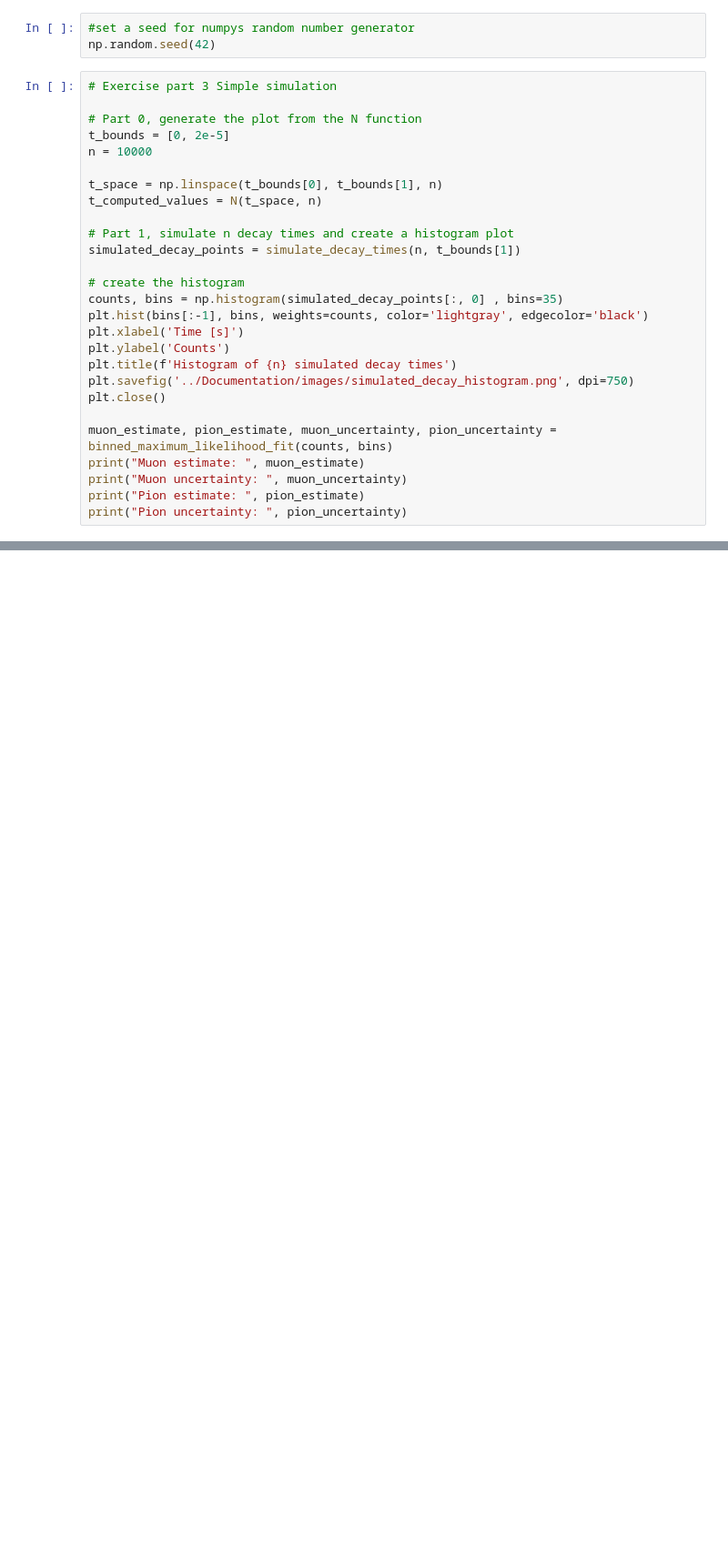
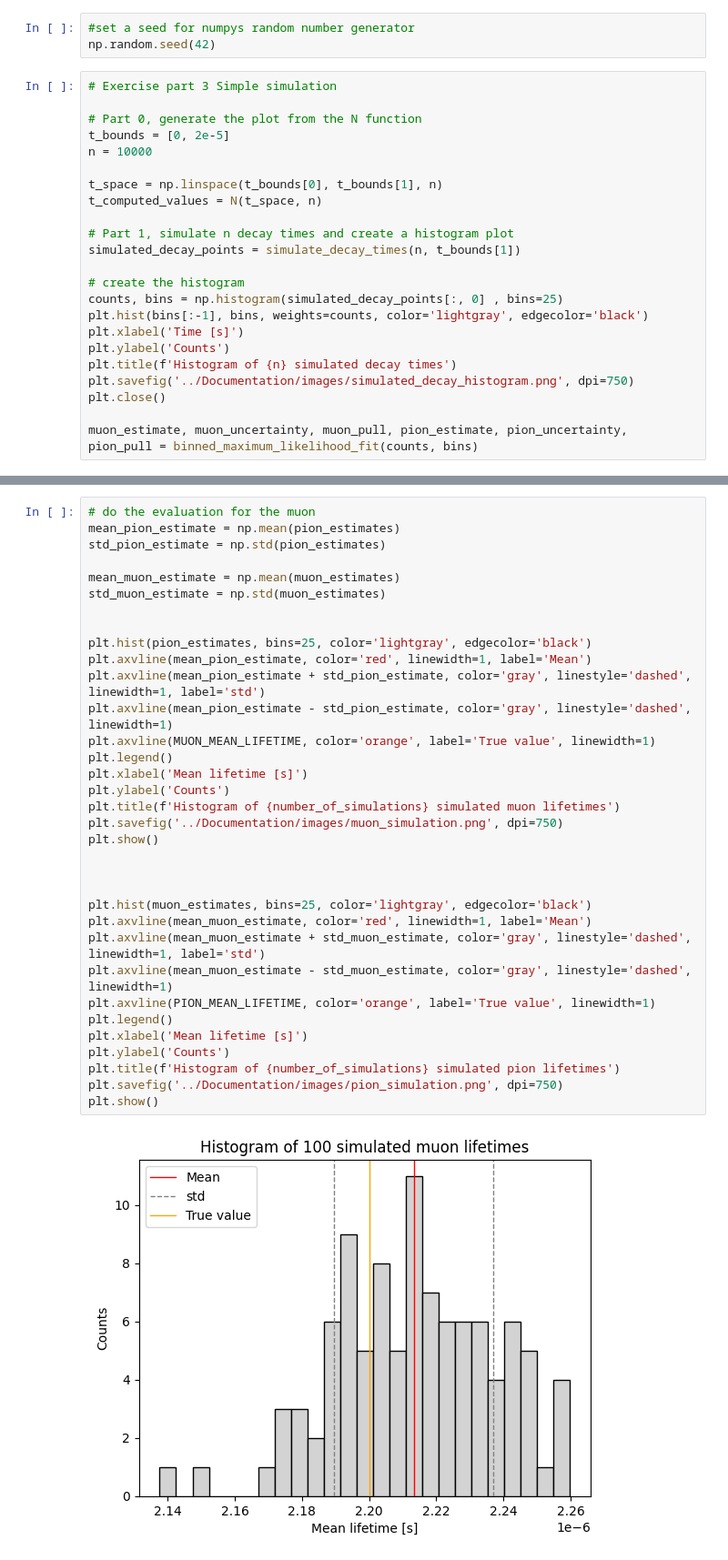
Before and after one commit to kingspoof/PHY241, a Jupyter notebook: Code/main.ipynb, the cells around one changed output, grey strips where cells are left out. Shown at 91% size. Cells and saved outputs as stored; diff of their text form; blank space fills up the shorter version.

Commit message:
Histogram plotting of the estimated values

```diff
--- a/Code/main.ipynb
+++ b/Code/main.ipynb
@@ -25,7 +26,7 @@ t_computed_values = N(t_space, n)
 simulated_decay_points = simulate_decay_times(n, t_bounds[1])
 
 # create the histogram
-counts, bins = np.histogram(simulated_decay_points[:, 0] , bins=35)
+counts, bins = np.histogram(simulated_decay_points[:, 0] , bins=25)
 plt.hist(bins[:-1], bins, weights=counts, color='lightgray', edgecolor='black')
 plt.xlabel('Time [s]')
 plt.ylabel('Counts')
@@ -33,8 +34,4 @@ plt.title(f'Histogram of {n} simulated decay times')
 plt.savefig('../Documentation/images/simulated_decay_histogram.png', dpi=750)
 plt.close()
 
-muon_estimate, pion_estimate, muon_uncertainty, pion_uncertainty = binned_maximum_likelihood_fit(counts, bins)
-print("Muon estimate: ", muon_estimate)
-print("Muon uncertainty: ", muon_uncertainty)
-print("Pion estimate: ", pion_estimate)
-print("Pion uncertainty: ", pion_uncertainty)
+muon_estimate, muon_uncertainty, muon_pull, pion_estimate, pion_uncertainty, pion_pull = binned_maximum_likelihood_fit(counts, bins)
@@ -43,0 +60,36 @@ TypeError: cannot unpack non-iterable NoneType object
+# %%
+# do the evaluation for the muon
+mean_pion_estimate = np.mean(pion_estimates)
+std_pion_estimate = np.std(pion_estimates)
+
+mean_muon_estimate = np.mean(muon_estimates)
+std_muon_estimate = np.std(muon_estimates)
+
+
+plt.hist(pion_estimates, bins=25, color='lightgray', edgecolor='black')
+plt.axvline(mean_pion_estimate, color='red', linewidth=1, label='Mean')
+plt.axvline(mean_pion_estimate + std_pion_estimate, color='gray', linestyle='dashed', linewidth=1, label='std')
+plt.axvline(mean_pion_estimate - std_pion_estimate, color='gray', linestyle='dashed', linewidth=1)
+plt.axvline(MUON_MEAN_LIFETIME, color='orange', label='True value', linewidth=1)
+plt.legend()
+plt.xlabel('Mean lifetime [s]')
+plt.ylabel('Counts')
+plt.title(f'Histogram of {number_of_simulations} simulated muon lifetimes')
+plt.savefig('../Documentation/images/muon_simulation.png', dpi=750)
+plt.show()
+
+
+
+plt.hist(muon_estimates, bins=25, color='lightgray', edgecolor='black')
+plt.axvline(mean_muon_estimate, color='red', linewidth=1, label='Mean')
+plt.axvline(mean_muon_estimate + std_muon_estimate, color='gray', linestyle='dashed', linewidth=1, label='std')
+plt.axvline(mean_muon_estimate - std_muon_estimate, color='gray', linestyle='dashed', linewidth=1)
+plt.axvline(PION_MEAN_LIFETIME, color='orange', label='True value', linewidth=1)
+plt.legend()
+plt.xlabel('Mean lifetime [s]')
+plt.ylabel('Counts')
+plt.title(f'Histogram of {number_of_simulations} simulated pion lifetimes')
+plt.savefig('../Documentation/images/pion_simulation.png', dpi=750)
+plt.show()
+# %% [output]
+[figure, added]
```
Also changed, not shown: parts of 4 cells of this notebook, 4 other files.
